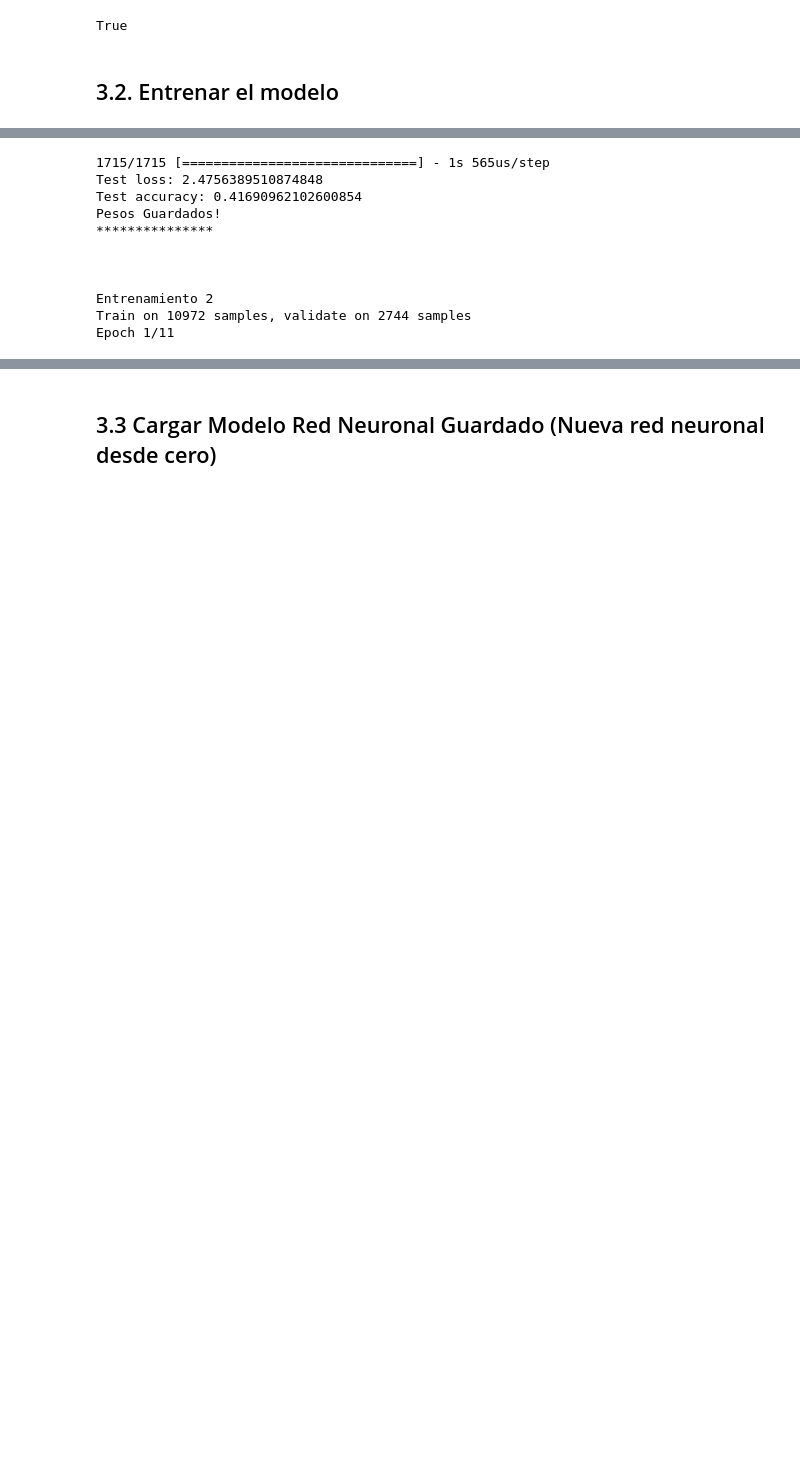
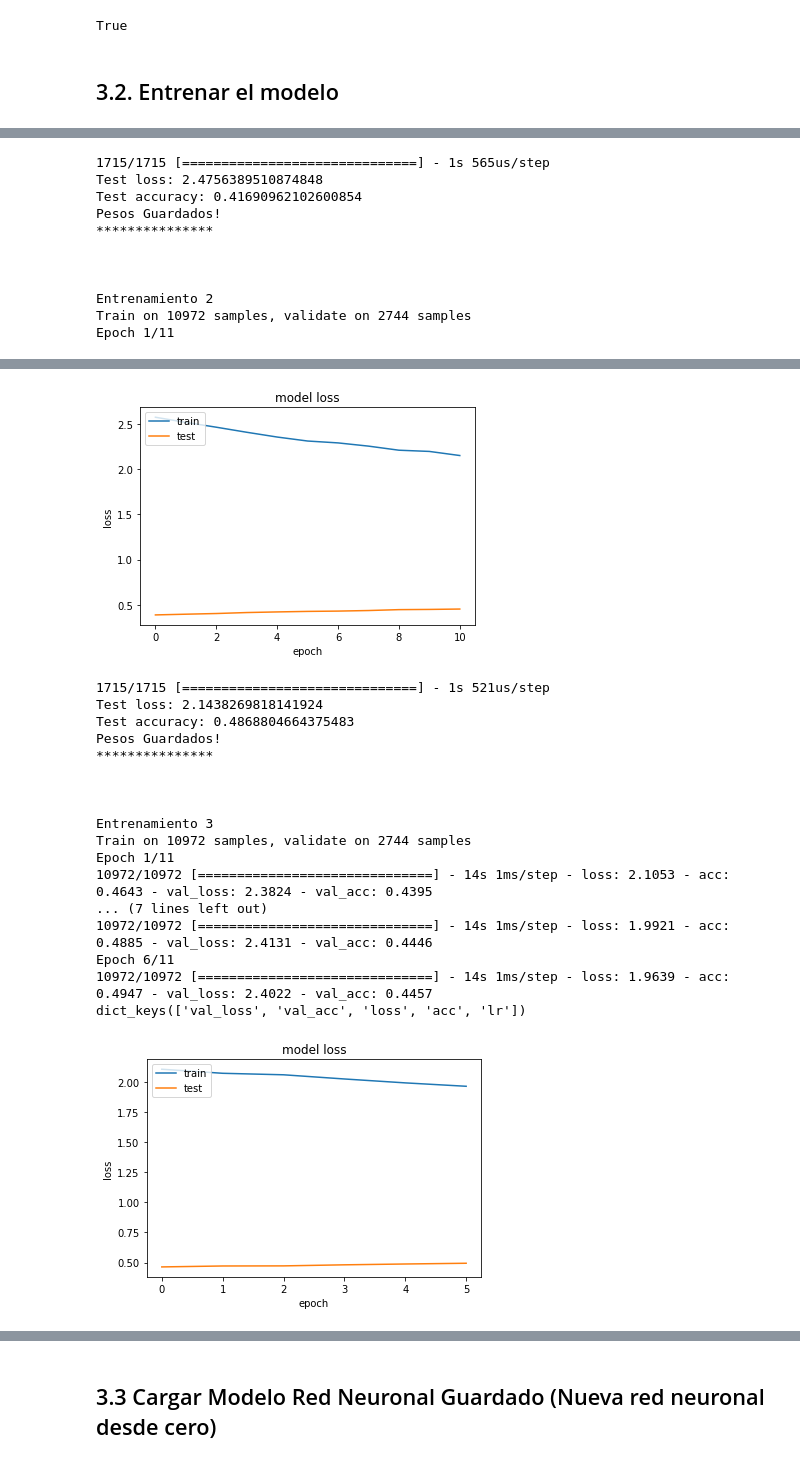
Before and after one commit to wisrovi/RedesNeuronales, a Jupyter notebook: 07MAIR-WilliamSteveRodriguezVillamizar.ipynb, the cells around one changed output, grey strips where cells are left out. Cells and saved outputs as stored; diff of their text form; code cells hidden in the pictures; blank space fills up the shorter version.

```diff
--- a/07MAIR-WilliamSteveRodriguezVillamizar.ipynb
+++ b/07MAIR-WilliamSteveRodriguezVillamizar.ipynb
@@ -467,3 +482,6 @@ Gen RAM Free: 11.0 GB  | Proc size: 20.0 GB
 GPU RAM Free: 16280MB | Used: 0MB | Util   0% | Total 16280MB
+# %%
+nombreModeloCreado = "wisrovi-nuevoModelo"
+modelExtern = ModeloExterno(nombreModelo=nombreModeloCreado, rutaBase=BASE_FOLDER)
 # %% [markdown]
 ## 3.1. Modelo Red Neuronal
@@ -472,5 +488,3 @@ nombreModelo = "wisrovi-nuevoModelo"
-# %%
-modelExtern = ModeloExterno(nombreModelo=nombreModelo, rutaBase=BASE_FOLDER)
 # %%
 print("********** Modelo *********")
 #MaxPooling2D es una forma de reducir el número de parámetros en nuestro modelo deslizando un filtro de agrupación de 2x2 a través de la capa anterior
@@ -486,8 +500,6 @@ new_model.add( Conv2D(64, kernel_size=(3, 3), activation='relu', padding='same'
 new_model.add( Conv2D(64, kernel_size=(3, 3), activation='relu', padding='same'  ) )
 new_model.add(MaxPooling2D((2, 2),padding='same'))
 
-
-new_model.add(Dropout(0.5)) #apagar un 25% de manera aleatoria para reducir la cantidad de parametros
 new_model.add( Conv2D(96, kernel_size=(3, 3), activation='relu', padding='same'  ) )
 new_model.add( Conv2D(96, kernel_size=(3, 3), activation='relu', padding='same'  ) )
 new_model.add(MaxPooling2D((2, 2),padding='same'))
@@ -495,9 +507,9 @@ new_model.add(MaxPooling2D((2, 2),padding='same'))
 new_model.add(Dropout(0.5)) #apagar un 50% de manera aleatoria para reducir la cantidad de parametros
 
 new_model.add(Flatten()) #para aplanar todas las capas
-new_model.add(Dense(64, activation='relu'))
+new_model.add(Dense(96, activation='relu'))
 new_model.add(Dropout(0.1))
-new_model.add(Dense(64, activation='relu'))
+new_model.add(Dense(96, activation='relu'))
 new_model.add(Dense(128, activation='relu'))
 new_model.add(Dropout(0.5))
 new_model.add(Dense(nClasses, activation='softmax')) #Genero la capa final con la cantidad de neuronas segun la cantidad de opciones de clasificacion
@@ -548,7 +560,7 @@ for i in range(numeroEntrenamientos):
         verbose=1,
 
         validation_data=(valid_X, valid_label),
-        callbacks=DefineCallback(nombreModelo)
+        callbacks=DefineCallback(nombreModeloCreado)
         )
 
     plot_history(history)
@@ -617,0 +631,19 @@ Epoch 9/11
+[figure, added]
+1715/1715 [==============================] - 1s 521us/step
+Test loss: 2.1438269818141924
+Test accuracy: 0.4868804664375483
+Pesos Guardados!
+***************
+
+
+
+Entrenamiento 3
+Train on 10972 samples, validate on 2744 samples
+Epoch 1/11
+10972/10972 [==============================] - 14s 1ms/step - loss: 2.1053 - acc: 0.4643 - val_loss: 2.3824 - val_acc: 0.4395
+... (7 lines left out)
+10972/10972 [==============================] - 14s 1ms/step - loss: 1.9921 - acc: 0.4885 - val_loss: 2.4131 - val_acc: 0.4446
+Epoch 6/11
+10972/10972 [==============================] - 14s 1ms/step - loss: 1.9639 - acc: 0.4947 - val_loss: 2.4022 - val_acc: 0.4457
+dict_keys(['val_loss', 'val_acc', 'loss', 'acc', 'lr'])
+[figure, added]
```
Also changed, not shown: parts of 23 cells of this notebook.
